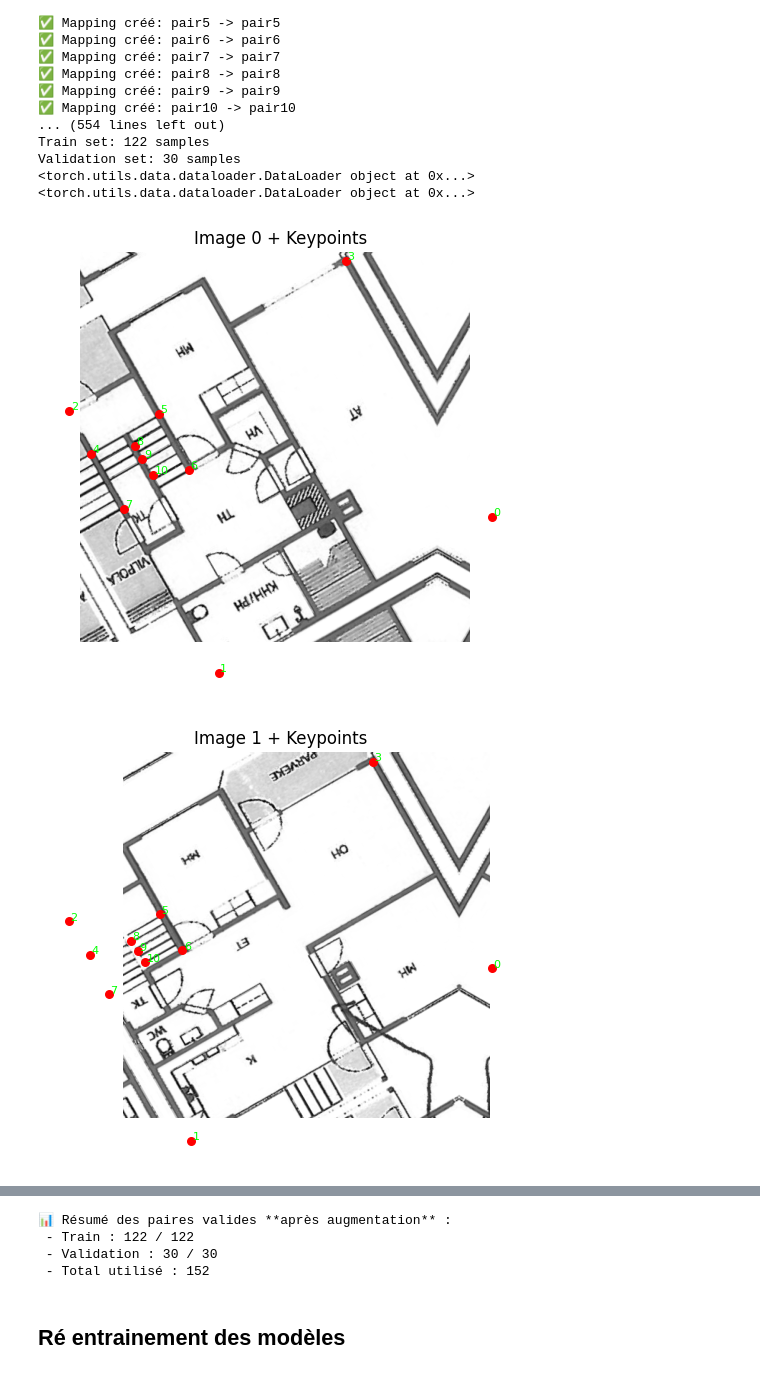
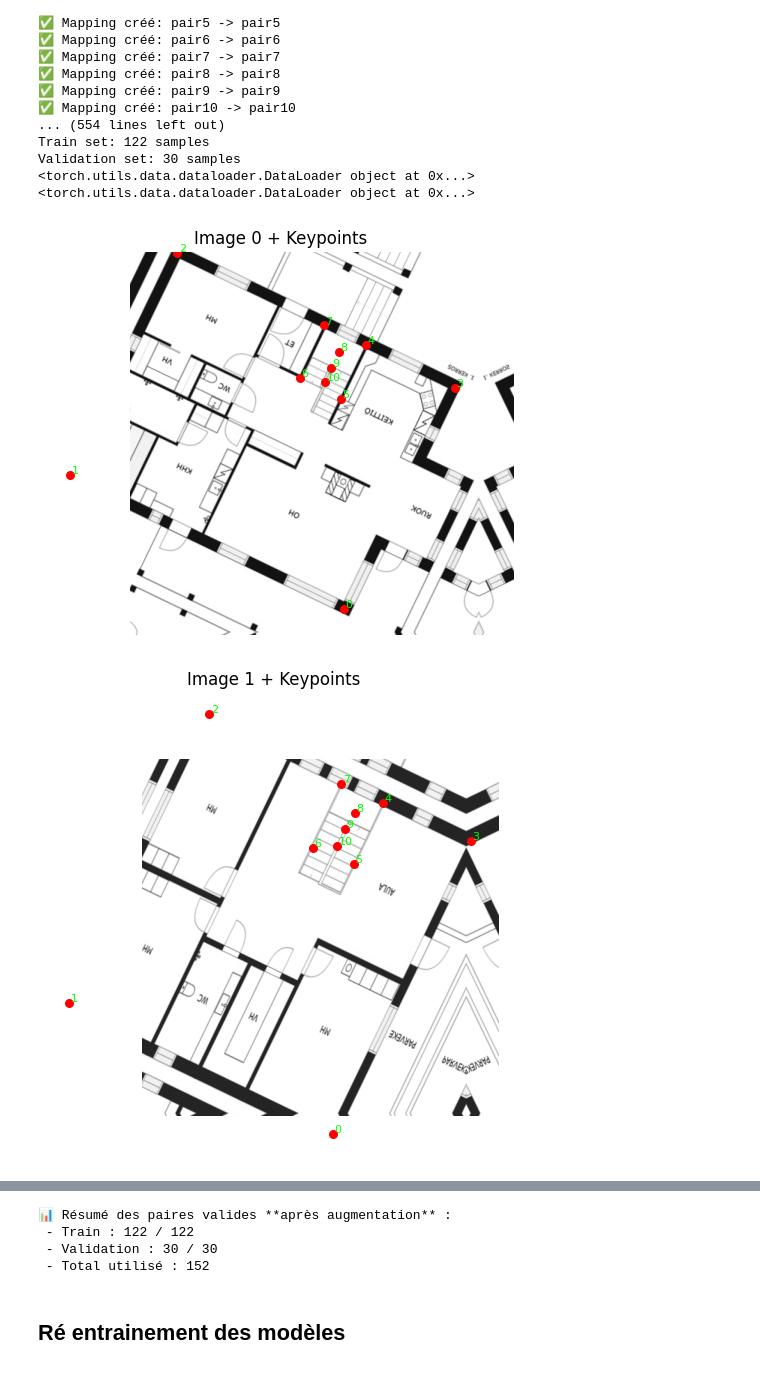
Before and after one commit to Aymane2001-star/Matching_LightGlue, a Jupyter notebook: gluefactory/finetuning_SP_LG.ipynb, the cells around one changed output, grey strips where cells are left out. Cells and saved outputs as stored; diff of their text form; code cells hidden in the pictures.

```diff
--- a/gluefactory/finetuning_SP_LG.ipynb
+++ b/gluefactory/finetuning_SP_LG.ipynb
@@ -329,13 +331,12 @@ Validation set: 30 samples
 # %%
 import matplotlib.pyplot as plt
 
-idx = 43  # ou un autre indice
+idx = 69  # ou un autre indice
 ann = dataset.pair_to_annotation.get(idx)
 #print(f"\nAnnotation pour la paire {idx}: ", "✅ Trouvée" if ann else "❌ Manquante")
 
 
 def plot_matches(img1, img2, kpts1, kpts2, matches, scores, threshold=0.1, title="Matches"):
-    import matplotlib.pyplot as plt
 
     kpts1 = kpts1.cpu().numpy()
     kpts2 = kpts2.cpu().numpy()
@@ -382,7 +383,7 @@ def plot_keypoints_on_image(img, keypoints, title="Image"):
 
 
 # Exemple d’un batch depuis le dataset
-sample = dataset[142]  # ou un autre index, selon le cas
+sample = dataset[36]  # ou un autre index, selon le cas
 
 # Visualisation des images + keypoints
 plot_keypoints_on_image(sample['image0'], sample['keypoints0'], title="Image 0 + Keypoints")
@@ -415,32 +416,32 @@ from tqdm import tqdm
 
 def count_augmented_valid_pairs(dataset, max_samples=200):
     valid_count = 0
     total_checked = min(len(dataset), max_samples)
 
     for i in tqdm(range(total_checked), desc="Validation après augmentation"):
         try:
             sample = dataset[i]
             kpts0 = sample['keypoints0']
             kpts1 = sample['keypoints1']
 
             # Vérifie que tous les points sont valides (pas du padding)
             if kpts0.shape == (11, 2) and kpts1.shape == (11, 2):
                 if not torch.all(kpts0 == 0) and not torch.all(kpts1 == 0):
                     valid_count += 1
         except Exception as e:
             print(f"Erreur sur l’échantillon {i} : {e}")
             continue
 
     return valid_count, total_checked
 
 valid_train_aug, total_train_checked = count_augmented_valid_pairs(train_dataset)
 valid_val_aug, total_val_checked = count_augmented_valid_pairs(val_dataset)
 
 print("\n📊 Résumé des paires valides **après augmentation** :")
 print(f" - Train : {valid_train_aug} / {total_train_checked}")
 print(f" - Validation : {valid_val_aug} / {total_val_checked}")
 print(f" - Total utilisé : {valid_train_aug + valid_val_aug}")
 ####################################################################################################################################################
 # %% [output]
-[figure, old version]
+[figure, new version]
-[figure, old version]
+[figure, new version]
```
Also changed, not shown: parts of 5 cells of this notebook, 16 other files.
